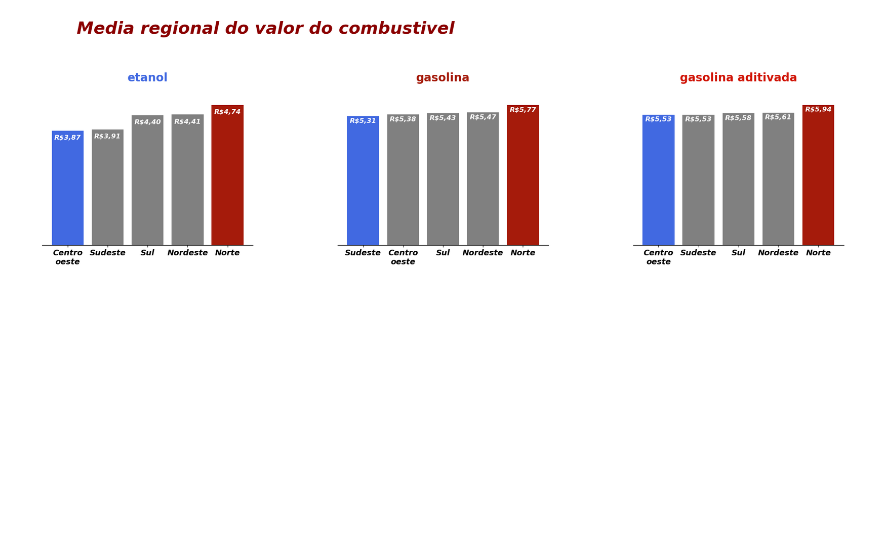
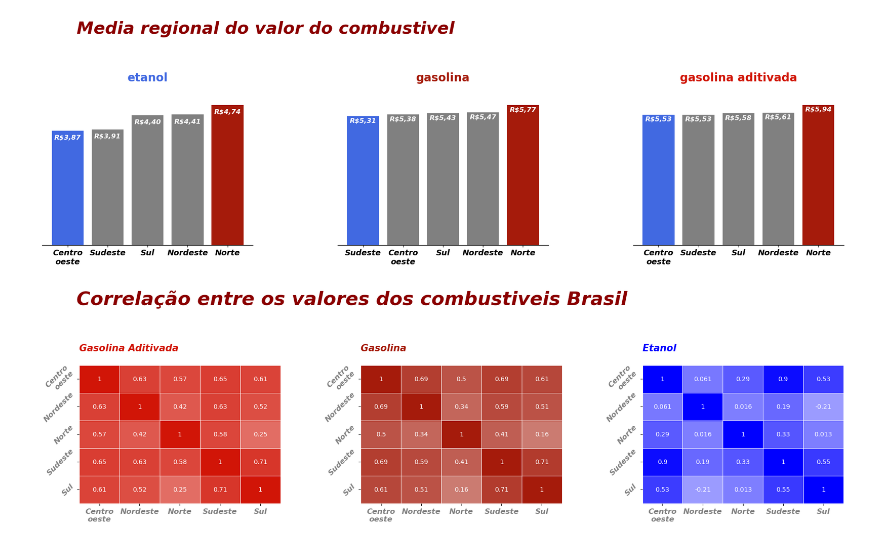
Before and after one commit to davidmidoria/analise_gasolina_etanol, a Jupyter notebook: teste.ipynb, the cells around one changed output. Cells and saved outputs as stored; diff of their text form; code cells hidden in the pictures; blank space fills up the shorter version.

```diff
--- a/teste.ipynb
+++ b/teste.ipynb
@@ -32,3 +32,7 @@ sc.municipios_caros()
 sc.grafico_regiao()
 # %% [output]
 [figure]
+# %%
+sc.correlacao_combustivel()
+# %% [output]
+[figure, added]
```
Also changed, not shown: 2 other files.
